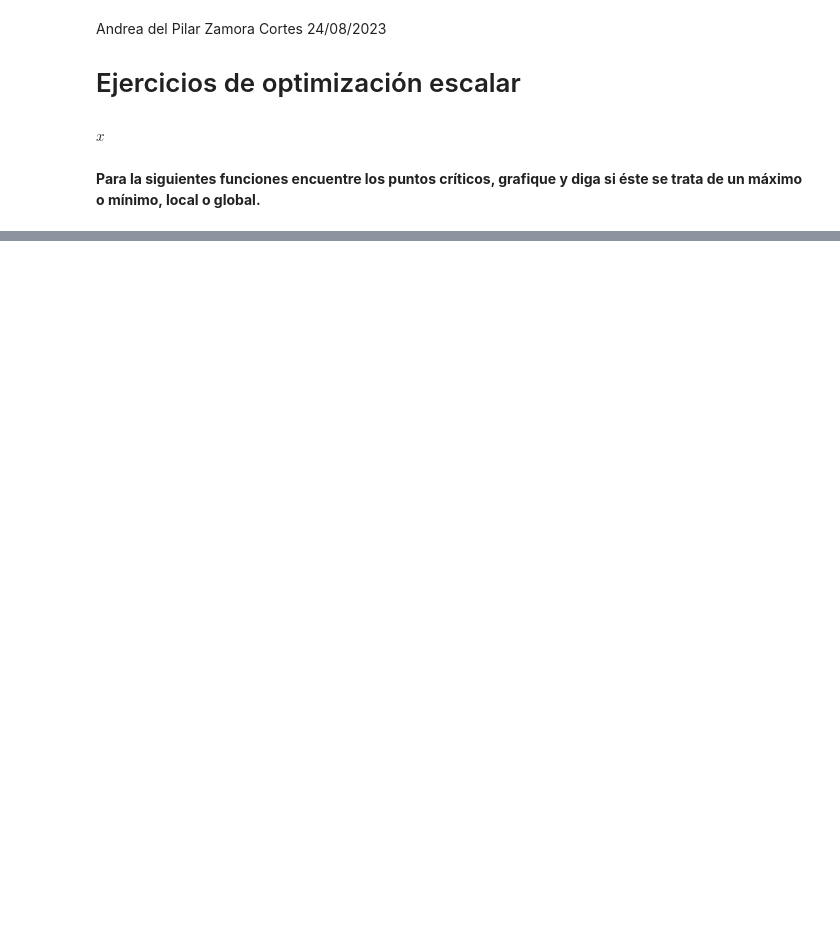
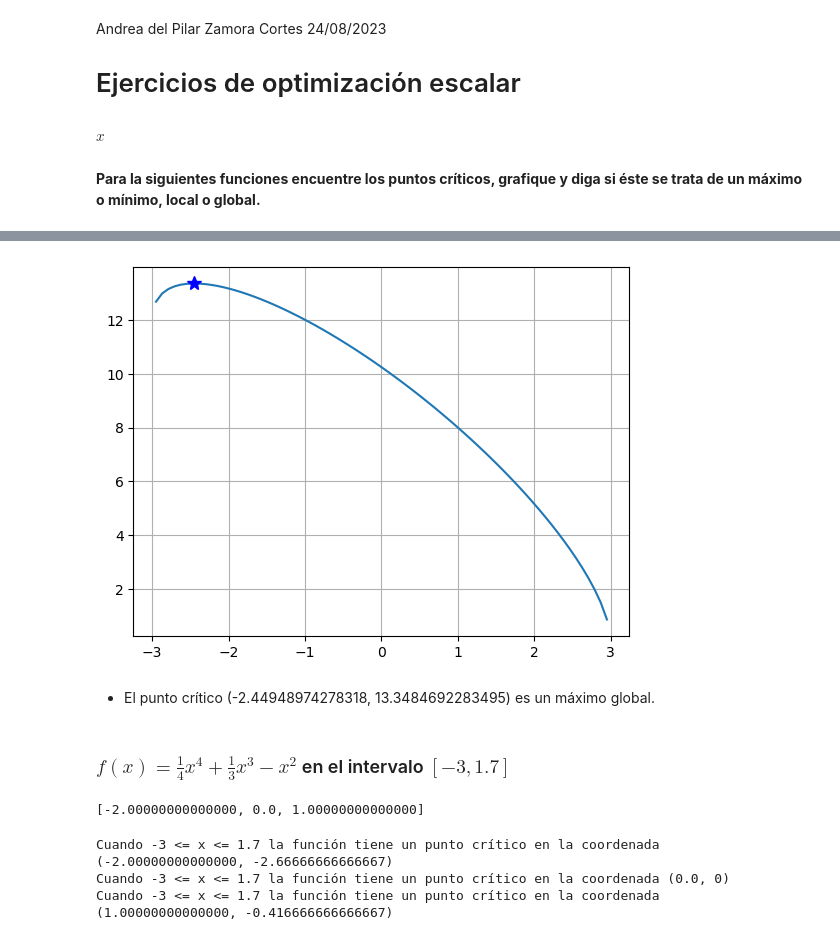
Before and after one commit to AndreaZamora5838/A01---Python-, a Jupyter notebook: A02 - Sympy.ipynb, the cells around one changed output, grey strips where cells are left out. Drawn from its saved outputs; the diff is of its cells as text; code cells hidden in the pictures; blank space fills up the shorter version.

```diff
--- a/A02 - Sympy.ipynb
+++ b/A02 - Sympy.ipynb
@@ -98,0 +86,30 @@ Disponemos de una barra de aluminio de 6 metros para construir una portería de
+# %%
+xn= np.linspace(-4,4,100)
+
+plt.figure()
+plt.plot(xn, f(xn))
+plt.plot(pc, y, "*b", ms=10)
+plt.grid()
+# %% [output]
+[figure, added]
+# %% [markdown]
+- El punto crítico (-2.44948974278318, 13.3484692283495) es un máximo global.
+# %% [markdown]
+### $f(x)=\frac{1}{4}x^4+\frac{1}{3}x^3-x^2$ en el intervalo $[-3,1.7]$
+# %%
+def f(x):
+    return 1/4*x**4+1/3*x**3-x**2
+
+df = sp.diff(f(x),x)
+pc = sp.solve(df,x)
+pc
+# %% [output]
+[-2.00000000000000, 0.0, 1.00000000000000]
+# %%
+for i in pc:
+    y = f(i)
+    print ("Cuando -3 <= x <= 1.7 la función tiene un punto crítico en la coordenada (" + str(i) + ", " + str(y) + ")")
+# %% [output]
+Cuando -3 <= x <= 1.7 la función tiene un punto crítico en la coordenada (-2.00000000000000, -2.66666666666667)
+Cuando -3 <= x <= 1.7 la función tiene un punto crítico en la coordenada (0.0, 0)
+Cuando -3 <= x <= 1.7 la función tiene un punto crítico en la coordenada (1.00000000000000, -0.416666666666667)
```
Also changed, not shown: parts of 51 cells of this notebook.
